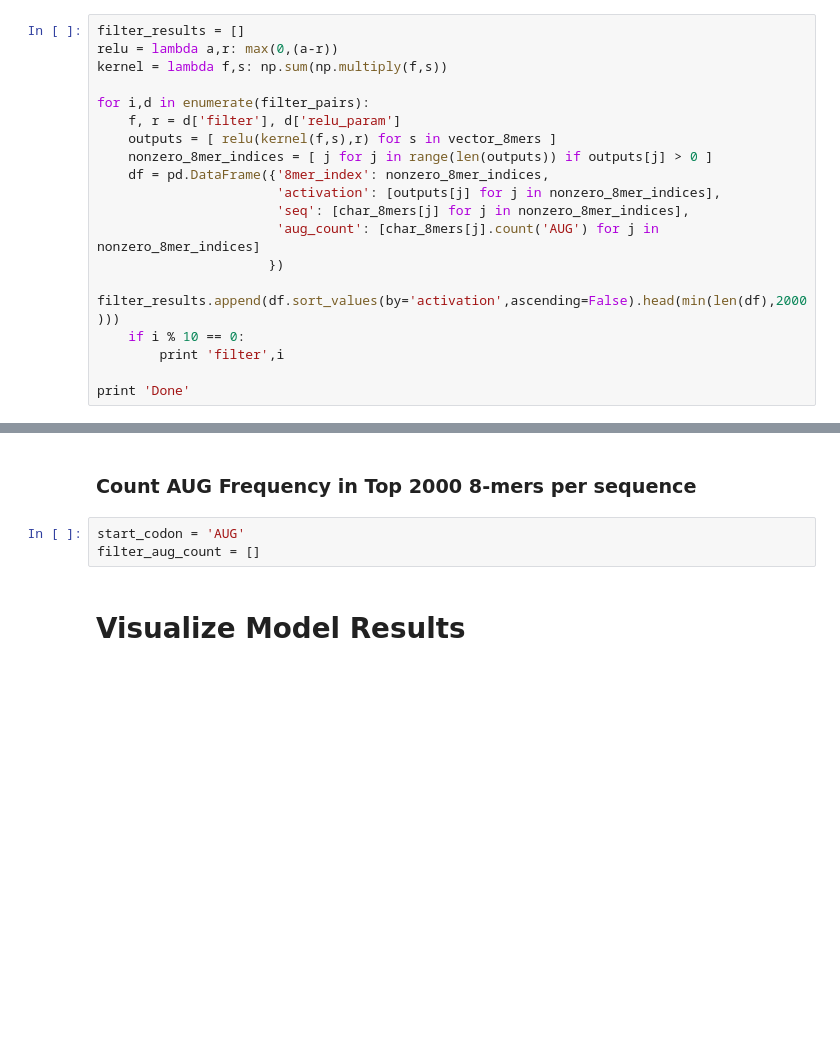
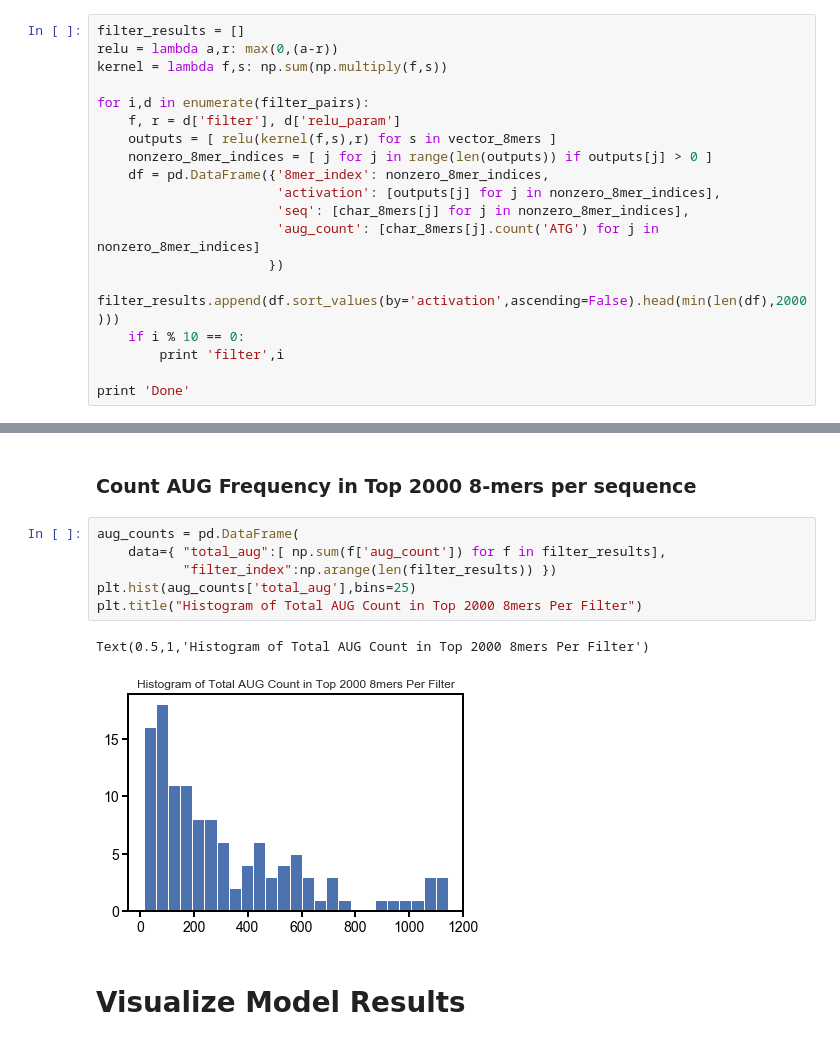
Before and after one commit to laueste/human_5utr_modeling, a Jupyter notebook: modeling/training_MRL_CNN.ipynb, the cells around one changed output, grey strips where cells are left out. Saved outputs shown, nothing was run; the diff lists cells and outputs as text; blank space fills up the shorter version.

Commit message:
made histogram of AUG count in top 2000 8mers for each filter

```diff
--- a/modeling/training_MRL_CNN.ipynb
+++ b/modeling/training_MRL_CNN.ipynb
@@ -322,7 +324,7 @@ for i,d in enumerate(filter_pairs):
     df = pd.DataFrame({'8mer_index': nonzero_8mer_indices,
                        'activation': [outputs[j] for j in nonzero_8mer_indices],
                        'seq': [char_8mers[j] for j in nonzero_8mer_indices],
-                       'aug_count': [char_8mers[j].count('AUG') for j in nonzero_8mer_indices]
+                       'aug_count': [char_8mers[j].count('ATG') for j in nonzero_8mer_indices]
                       })
     filter_results.append(df.sort_values(by='activation',ascending=False).head(min(len(df),2000)))
     if i % 10 == 0:
@@ -391,9 +393,15 @@ fig.colorbar(p, ax=axes)
 [figure]
 # %% [markdown]
 ### Count AUG Frequency in Top 2000 8-mers per sequence
-# %%
-start_codon = 'AUG'
-filter_aug_count = []
+# %%
+aug_counts = pd.DataFrame(
+    data={ "total_aug":[ np.sum(f['aug_count']) for f in filter_results],
+           "filter_index":np.arange(len(filter_results)) })
+plt.hist(aug_counts['total_aug'],bins=25)
+plt.title("Histogram of Total AUG Count in Top 2000 8mers Per Filter")
+# %% [output]
+Text(0.5,1,'Histogram of Total AUG Count in Top 2000 8mers Per Filter')
+[figure, added]
 # %% [markdown]
 # Visualize Model Results
 # %%
```
Also changed, not shown: parts of 2 cells of this notebook.
